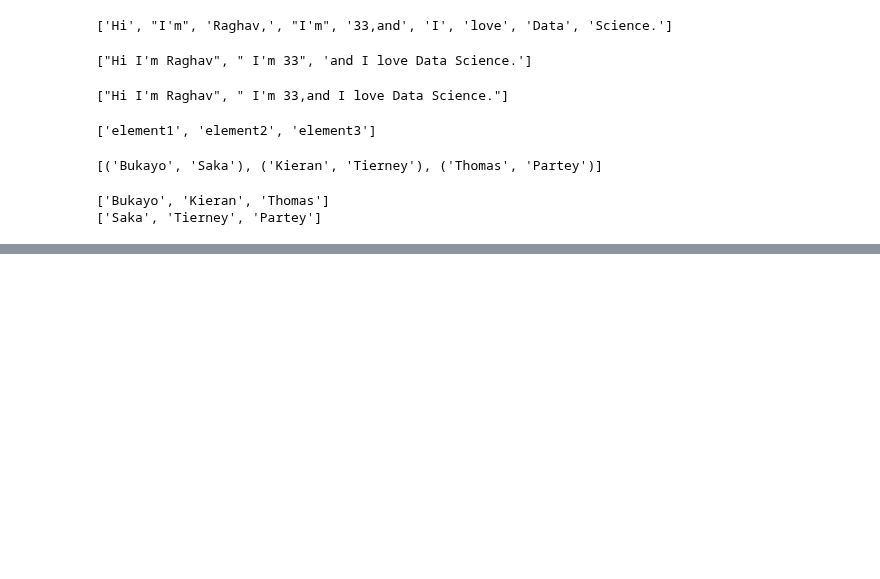
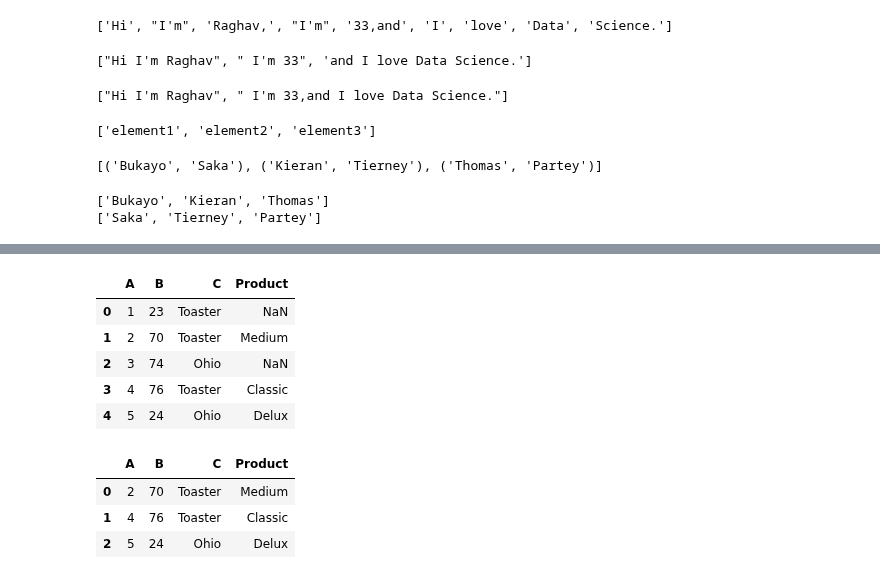
Before and after one commit to Raghav087/Python, a Jupyter notebook: Basics.ipynb, the cells around one changed output, grey strips where cells are left out. Saved outputs shown, nothing was run; the diff lists cells and outputs as text; code cells hidden in the pictures; blank space fills up the shorter version.

Commit message:
Added code on merging dataframes

```diff
--- a/Basics.ipynb
+++ b/Basics.ipynb
@@ -1109,3 +1109,14 @@ print(list(l1))
 # %% [output]
 ['Bukayo', 'Kieran', 'Thomas']
 ['Saka', 'Tierney', 'Partey']
+# %%
+#Merge dataframes.
+import numpy as np
+import pandas as pd
+df1 = pd.DataFrame({ 'A' : range(1, 6 ,1),
+                     'B' : np.random.randint(5, 105 , size = 5),
+                     'C' : ['Toaster','Toaster','Ohio', 'Toaster','Ohio'] })
+df2 = pd.DataFrame({'A' : [2, 4, 5],
+                    'Product' : ['Medium', 'Classic', 'Delux']})
+print(df1)
+df2
@@ -1111,0 +1134,18 @@ print(list(l1))
+# %%
+df_left = df1.merge(df2, on = 'A' ,how = 'left')
+df_left
+# %% [output]
+|  | A | B | C | Product |
+| 0 | 1 | 23 | Toaster | NaN |
+| 1 | 2 | 70 | Toaster | Medium |
+| 2 | 3 | 74 | Ohio | NaN |
+| 3 | 4 | 76 | Toaster | Classic |
+| 4 | 5 | 24 | Ohio | Delux |
+# %%
+df_right = df1.merge(df2, on = 'A' ,how = 'right')
+df_right
+# %% [output]
+|  | A | B | C | Product |
+| 0 | 2 | 70 | Toaster | Medium |
+| 1 | 4 | 76 | Toaster | Classic |
+| 2 | 5 | 24 | Ohio | Delux |
```
Also changed, not shown: parts of 1 cell of this notebook.
